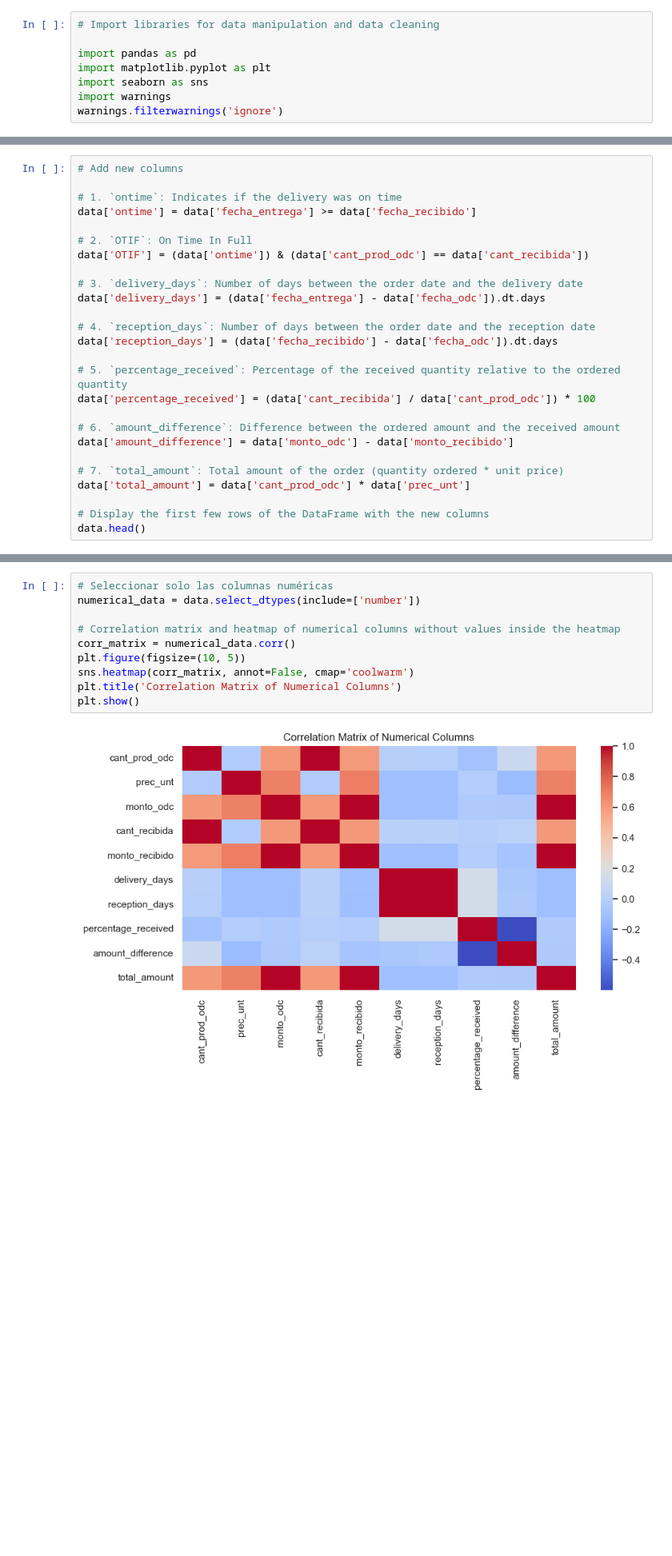
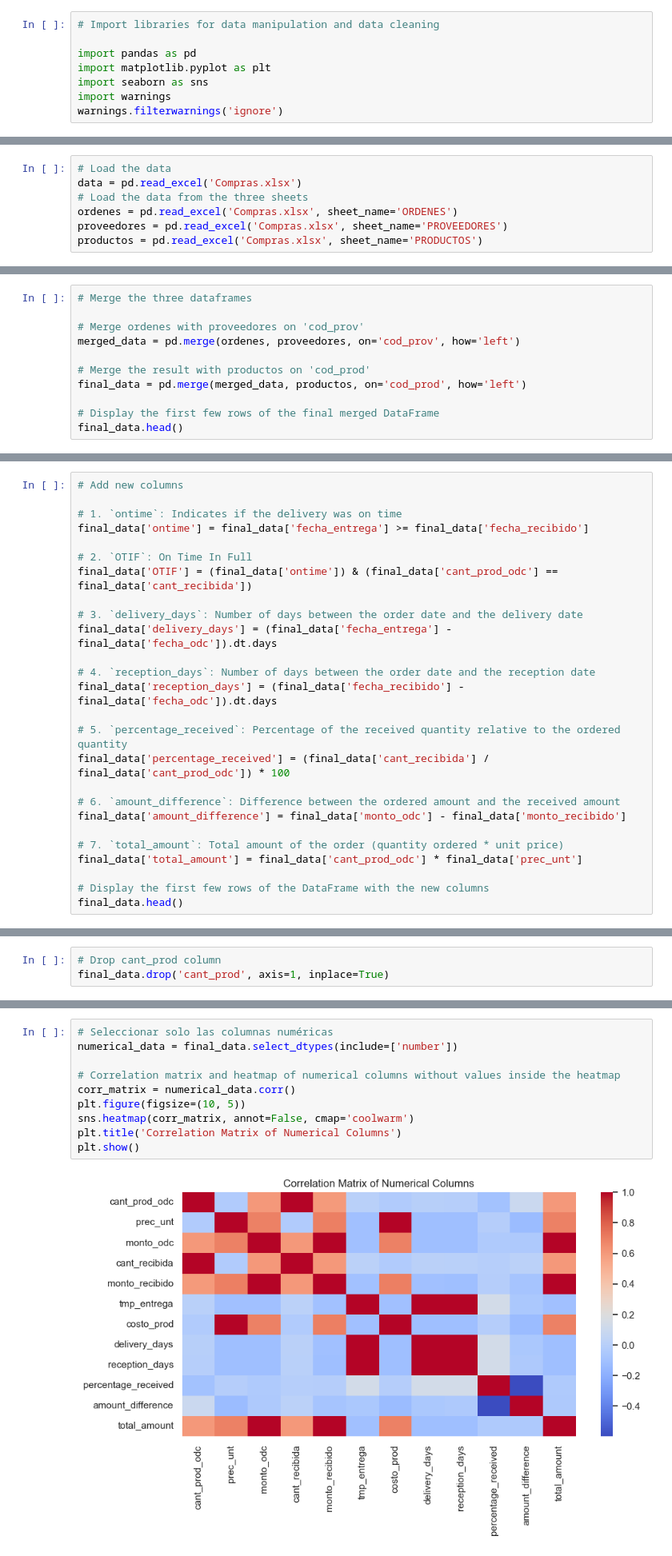
Before and after one commit to Jotis86/Supply-Chain-Project, a Jupyter notebook: notebook/data_cleaning.ipynb, the cells around one changed output, grey strips where cells are left out. Shown at 80% size. Saved outputs shown, nothing was run; the diff lists cells and outputs as text; blank space fills up the shorter version.

```diff
--- a/notebook/data_cleaning.ipynb
+++ b/notebook/data_cleaning.ipynb
@@ -12,2 +9,9 @@ data = pd.read_excel('Compras.xlsx')
+# %%
+# Load the data
+data = pd.read_excel('Compras.xlsx')
+# Load the data from the three sheets
+ordenes = pd.read_excel('Compras.xlsx', sheet_name='ORDENES')
+proveedores = pd.read_excel('Compras.xlsx', sheet_name='PROVEEDORES')
+productos = pd.read_excel('Compras.xlsx', sheet_name='PRODUCTOS')
 # %%
 # Display the first 5 rows of the data
@@ -21,0 +44,11 @@ data.head()
+# %%
+# Merge the three dataframes
+
+# Merge ordenes with proveedores on 'cod_prov'
+merged_data = pd.merge(ordenes, proveedores, on='cod_prov', how='left')
+
+# Merge the result with productos on 'cod_prod'
+final_data = pd.merge(merged_data, productos, on='cod_prod', how='left')
+
+# Display the first few rows of the final merged DataFrame
+final_data.head()
@@ -61,28 +90,28 @@ memory usage: 25.6+ KB
 # Add new columns
 
 # 1. `ontime`: Indicates if the delivery was on time
-data['ontime'] = data['fecha_entrega'] >= data['fecha_recibido']
+final_data['ontime'] = final_data['fecha_entrega'] >= final_data['fecha_recibido']
 
 # 2. `OTIF`: On Time In Full
-data['OTIF'] = (data['ontime']) & (data['cant_prod_odc'] == data['cant_recibida'])
+final_data['OTIF'] = (final_data['ontime']) & (final_data['cant_prod_odc'] == final_data['cant_recibida'])
 
 # 3. `delivery_days`: Number of days between the order date and the delivery date
-data['delivery_days'] = (data['fecha_entrega'] - data['fecha_odc']).dt.days
+final_data['delivery_days'] = (final_data['fecha_entrega'] - final_data['fecha_odc']).dt.days
 
 # 4. `reception_days`: Number of days between the order date and the reception date
-data['reception_days'] = (data['fecha_recibido'] - data['fecha_odc']).dt.days
+final_data['reception_days'] = (final_data['fecha_recibido'] - final_data['fecha_odc']).dt.days
 
 # 5. `percentage_received`: Percentage of the received quantity relative to the ordered quantity
-data['percentage_received'] = (data['cant_recibida'] / data['cant_prod_odc']) * 100
+final_data['percentage_received'] = (final_data['cant_recibida'] / final_data['cant_prod_odc']) * 100
 
 # 6. `amount_difference`: Difference between the ordered amount and the received amount
-data['amount_difference'] = data['monto_odc'] - data['monto_recibido']
+final_data['amount_difference'] = final_data['monto_odc'] - final_data['monto_recibido']
 
 # 7. `total_amount`: Total amount of the order (quantity ordered * unit price)
-data['total_amount'] = data['cant_prod_odc'] * data['prec_unt']
+final_data['total_amount'] = final_data['cant_prod_odc'] * final_data['prec_unt']
 
 # Display the first few rows of the DataFrame with the new columns
-data.head()
+final_data.head()
 # %% [output]
 |  | fecha_odc | nro_odc | cod_prod | cod_prov | cant_prod_odc | prec_unt | monto_odc | fecha_entrega | ... |
 | 0 | 2018-01-08 | ODC-1T-0001 | P0001 | PV00001 | 40 | 100 | 4000 | 2018-03-09 | ... |
@@ -116,6 +146,9 @@ dtype: int64
 
 Duplicate Values:
 0
+# %%
+# Drop cant_prod column
+final_data.drop('cant_prod', axis=1, inplace=True)
 # %%
 # 2. Descriptive Statistics
 print("\nDescriptive Statistics:")
@@ -197,16 +230,16 @@ for col in ['cant_prod_odc', 'prec_unt', 'monto_odc', 'cant_recibida', 'monto_re
 [figure]
 # %%
 # Seleccionar solo las columnas numéricas
-numerical_data = data.select_dtypes(include=['number'])
+numerical_data = final_data.select_dtypes(include=['number'])
 
 # Correlation matrix and heatmap of numerical columns without values inside the heatmap
 corr_matrix = numerical_data.corr()
 plt.figure(figsize=(10, 5))
 sns.heatmap(corr_matrix, annot=False, cmap='coolwarm')
 plt.title('Correlation Matrix of Numerical Columns')
 plt.show()
 # %% [output]
-[figure, old version]
+[figure, new version]
 # %% [markdown]
 # Analysis of the Correlation Matrix
 
```
Also changed, not shown: parts of 19 cells of this notebook.
